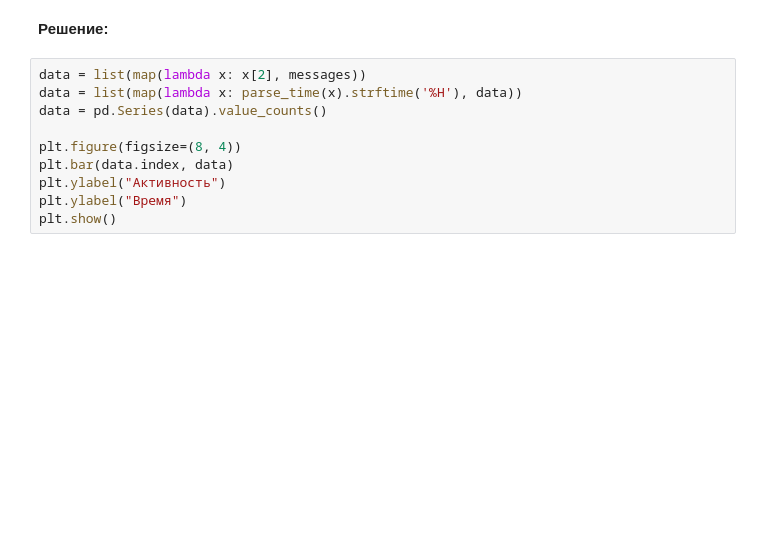
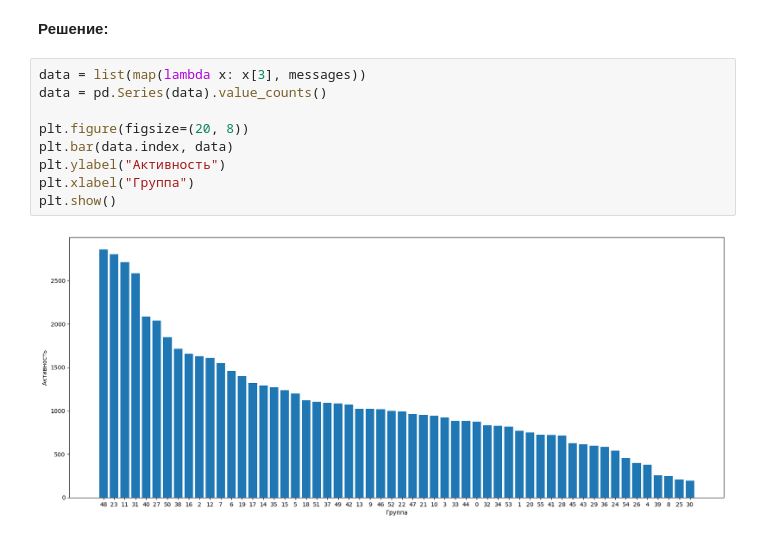
Before and after one commit to Gribbirg/python-practice, a Jupyter notebook: myworks/practice/pract3/sol3.ipynb, the cells around one changed output. Saved outputs shown, nothing was run; the diff lists cells and outputs as text; blank space fills up the shorter version.

```diff
--- a/myworks/practice/pract3/sol3.ipynb
+++ b/myworks/practice/pract3/sol3.ipynb
@@ -593,12 +592,13 @@ plt.show()
 # %% [markdown]
 **Решение:**
 # %%
-data = list(map(lambda x: x[2], messages))
-data = list(map(lambda x: parse_time(x).strftime('%H'), data))
+data = list(map(lambda x: x[3], messages))
 data = pd.Series(data).value_counts()
 
-plt.figure(figsize=(8, 4))
+plt.figure(figsize=(20, 8))
 plt.bar(data.index, data)
 plt.ylabel("Активность")
-plt.ylabel("Время")
+plt.xlabel("Группа")
 plt.show()
+# %% [output]
+[figure, added]
```
Also changed, not shown: parts of 12 cells of this notebook, 3 other files.
